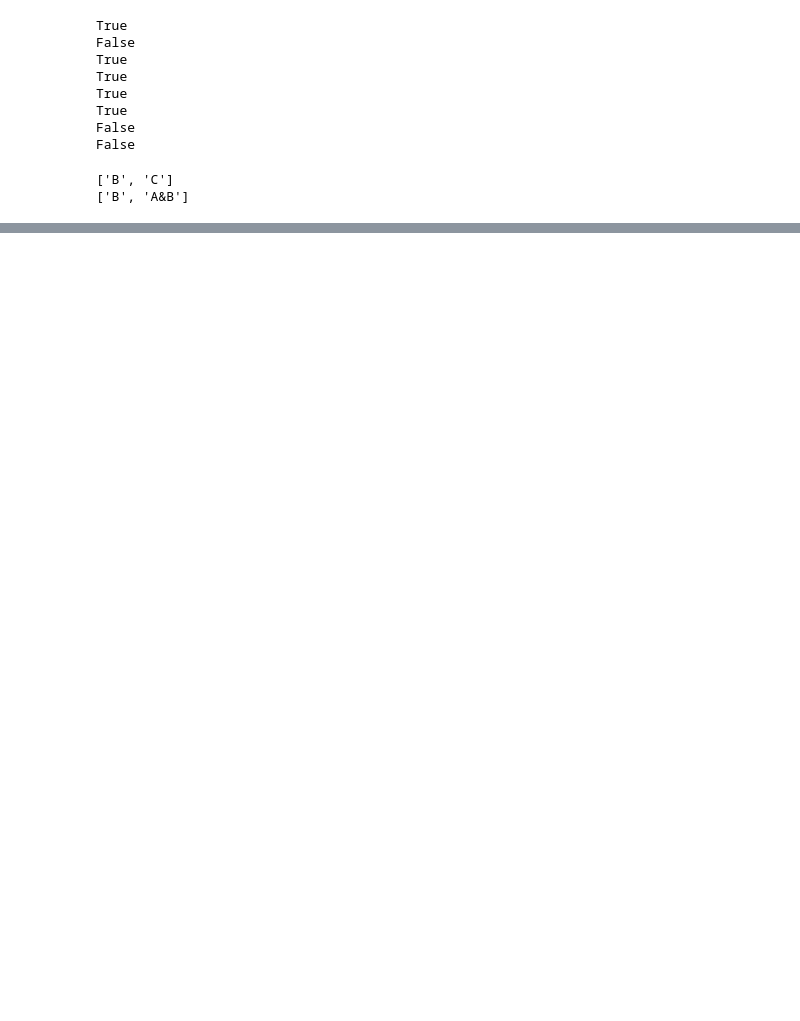
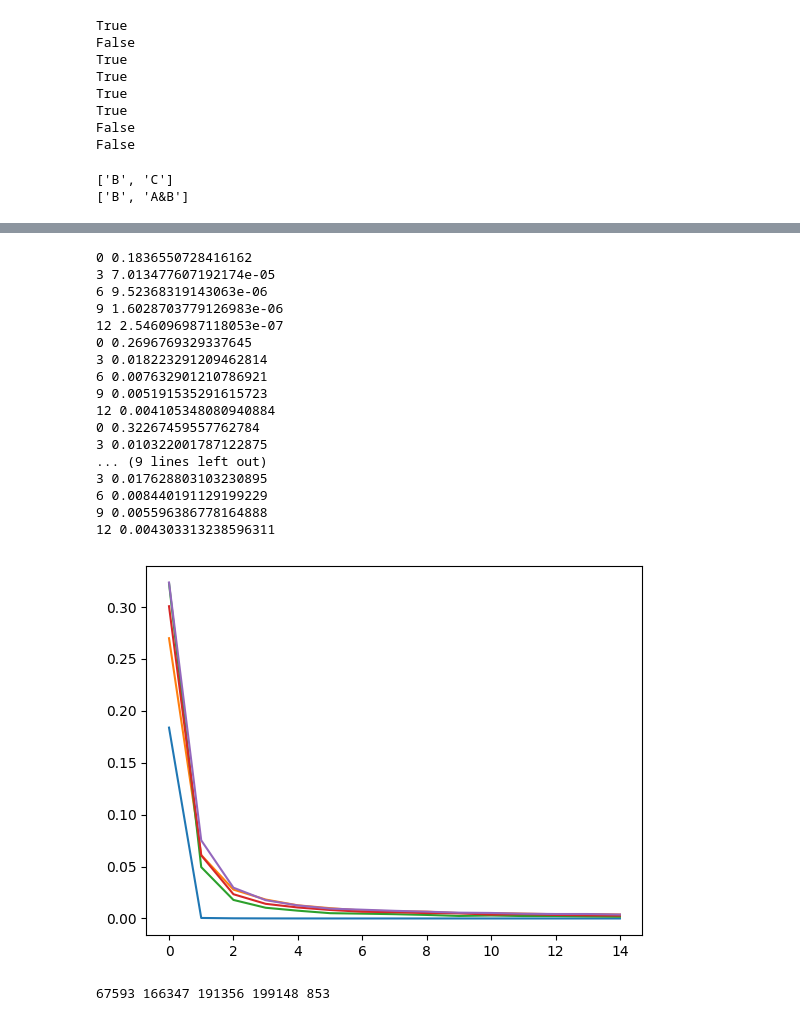
Before and after one commit to sferrante/Neuro-Symbolic-Reasoning, a Jupyter notebook: ProofAgent.ipynb, the cells around one changed output, grey strips where cells are left out. Cells and saved outputs as stored; diff of their text form; code cells hidden in the pictures; blank space fills up the shorter version.

```diff
--- a/ProofAgent.ipynb
+++ b/ProofAgent.ipynb
@@ -460,5 +282,55 @@ modelDS4, testDS4 = train_model(X1234, Y1234, len(ALL_FORMULAS),
+# %%
+# Train the transformer models
+es = 15;
+
+modelTR1, testTR1 = train_model(X1_T, Y1, len(ALL_FORMULAS), batch_size=256,
+                                epochs=es, loss_fn=nn.CrossEntropyLoss(), use_transformer=True, printevery=3)
+modelTR2, testTR2 = train_model(X12_T, Y12, len(ALL_FORMULAS), batch_size=256,
+                                epochs=es, loss_fn=nn.CrossEntropyLoss(), use_transformer=True, printevery=3)
+modelTR3, testTR3 = train_model(X123_T, Y123, len(ALL_FORMULAS), batch_size=256,
+                                epochs=es, loss_fn=nn.CrossEntropyLoss(), use_transformer=True, printevery=3)
+modelTR4, testTR4 = train_model(X1234_T, Y1234, len(ALL_FORMULAS), batch_size=256,
+                                epochs=es, loss_fn=nn.CrossEntropyLoss(), use_transformer=True, printevery=3)
+modelTR5, testTR5 = train_model(X12345_T, Y12345, len(ALL_FORMULAS), batch_size=256,
+                                epochs=es, loss_fn=nn.CrossEntropyLoss(), use_transformer=True, printevery=3)
+# %% [output]
+0 0.1836550728416162
+3 7.013477607192174e-05
+6 9.52368319143063e-06
+9 1.6028703779126983e-06
+12 2.546096987118053e-07
+0 0.2696769329337645
+3 0.018223291209462814
+6 0.007632901210786921
+9 0.005191535291615723
+12 0.004105348080940884
+0 0.32267459557762784
+3 0.010322001787122875
+... (9 lines left out)
+3 0.017628803103230895
+6 0.008440191129199229
+9 0.005596386778164888
+12 0.004303313238596311
+[figure, added]
 # %%
 Xte1, Yte1 = test1
 Xte2, Yte2 = test2
 Xte3, Yte3 = test3
 Xte4, Yte4 = test4
+Xte5, Yte5 = test5
+
+XteDS1, YteDS1 = testDS1
+XteDS2, YteDS2 = testDS2
+XteDS3, YteDS3 = testDS3
+XteDS4, YteDS4 = testDS4
+XteDS5, YteDS5 = testDS5
+
+XteTR1, YteTR1 = testTR1
+XteTR2, YteTR2 = testTR2
+XteTR3, YteTR3 = testTR3
+XteTR4, YteTR4 = testTR4
+XteTR5, YteTR5 = testTR5
+
+print(len(Xte1), len(Xte2), len(Xte3), len(Xte4), len(Xte5) - len(Xte4))
+# %% [output]
+67593 166347 191356 199148 853
```
Also changed, not shown: parts of 74 cells of this notebook, 1 other file.
